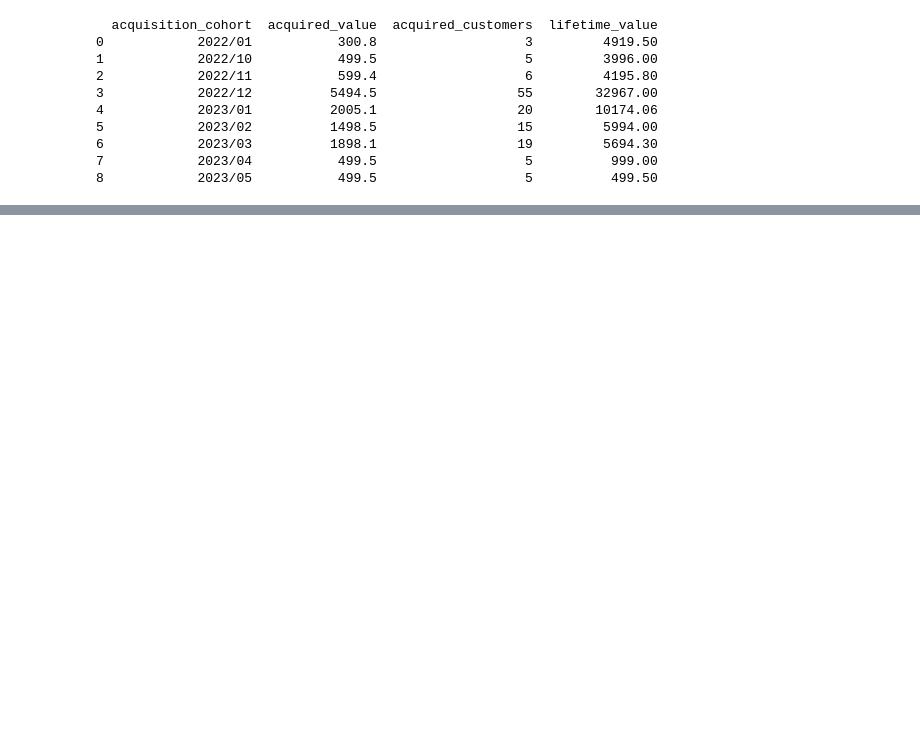
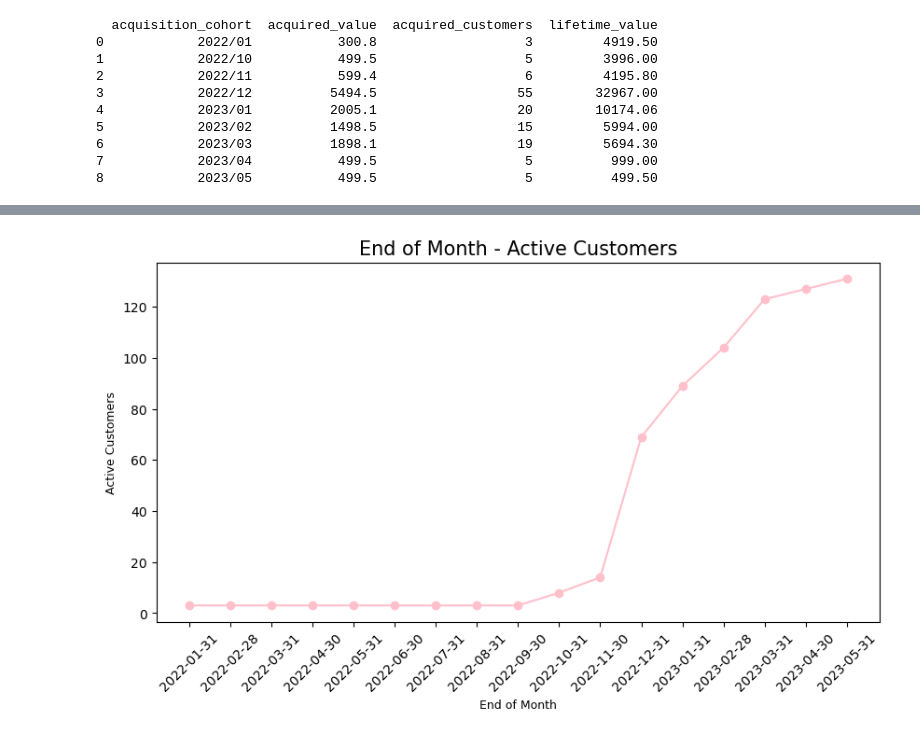
Before and after one commit to maysmelo/price_table_historical, a Jupyter notebook: Price historical table.ipynb, the cells around one changed output, grey strips where cells are left out. Cells and saved outputs as stored; diff of their text form; code cells hidden in the pictures; blank space fills up the shorter version.

Commit message:
Including Active Customers overview

```diff
--- a/Price historical table.ipynb
+++ b/Price historical table.ipynb
@@ -278,0 +249,12 @@ print(agg_EOM)
+# %%
+#Total Value on EOM
+agg_EOM = pysqldf("""
+           select
+            EOM,
+            count(distinct customer_id) as active_customers,
+            sum(cpt.value) as value
+           from customer_final_EOM cpt
+          group by 1 order by 1 asc
+        """)
+
+print(agg_EOM)
@@ -379,0 +381,13 @@ plt.show()
+# %%
+# create a line chart of Total Active Customers by End of Month
+plt.figure(figsize=(10, 5))
+plt.plot(agg_EOM['EOM'], agg_EOM['active_customers'], marker='o', color='pink')
+
+plt.title('End of Month - Active Customers', fontsize=15)
+plt.xlabel('End of Month', fontsize=9)
+plt.ylabel('Active Customers', fontsize=9)
+plt.xticks(rotation=45)
+
+plt.show()
+# %% [output]
+[figure, added]
```
Also changed, not shown: parts of 12 cells of this notebook.
